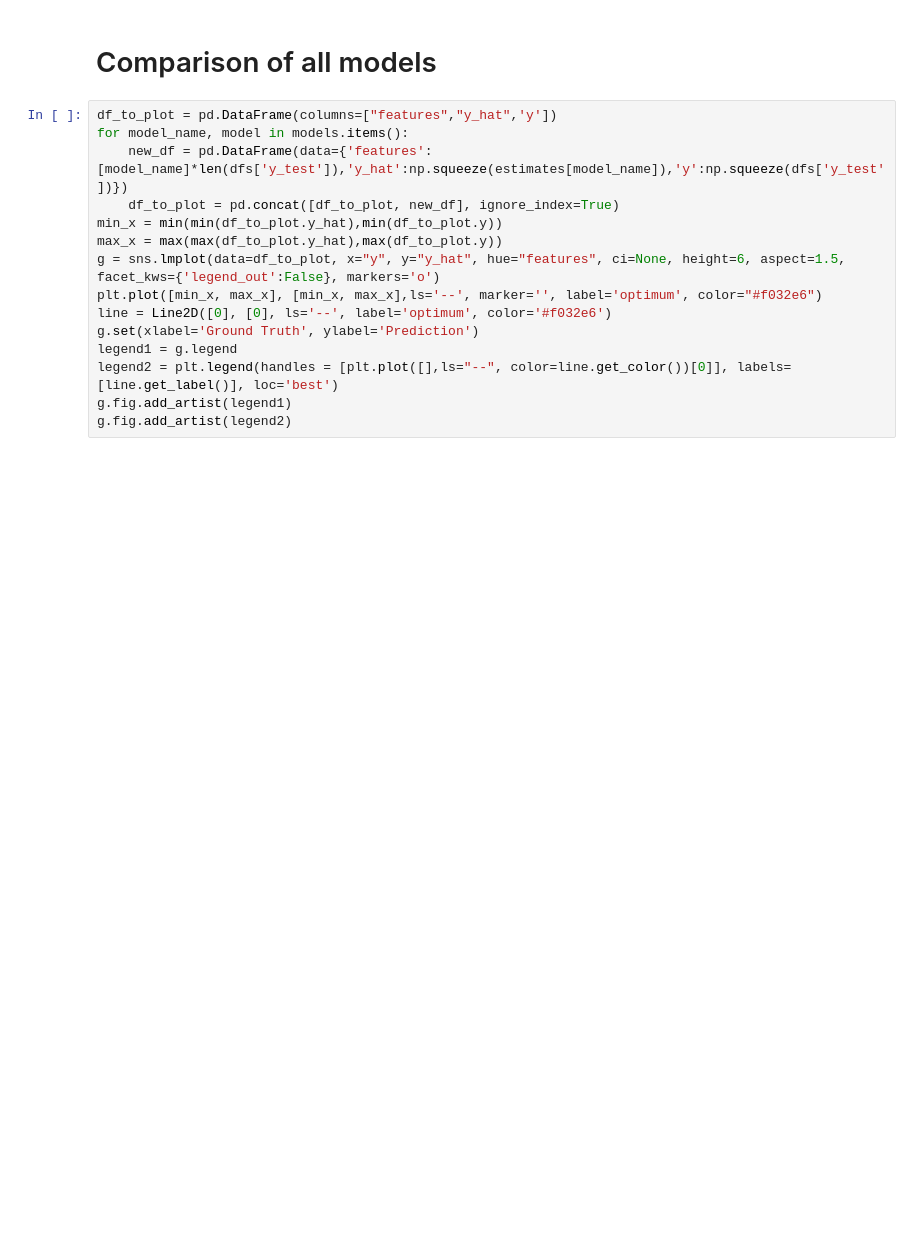
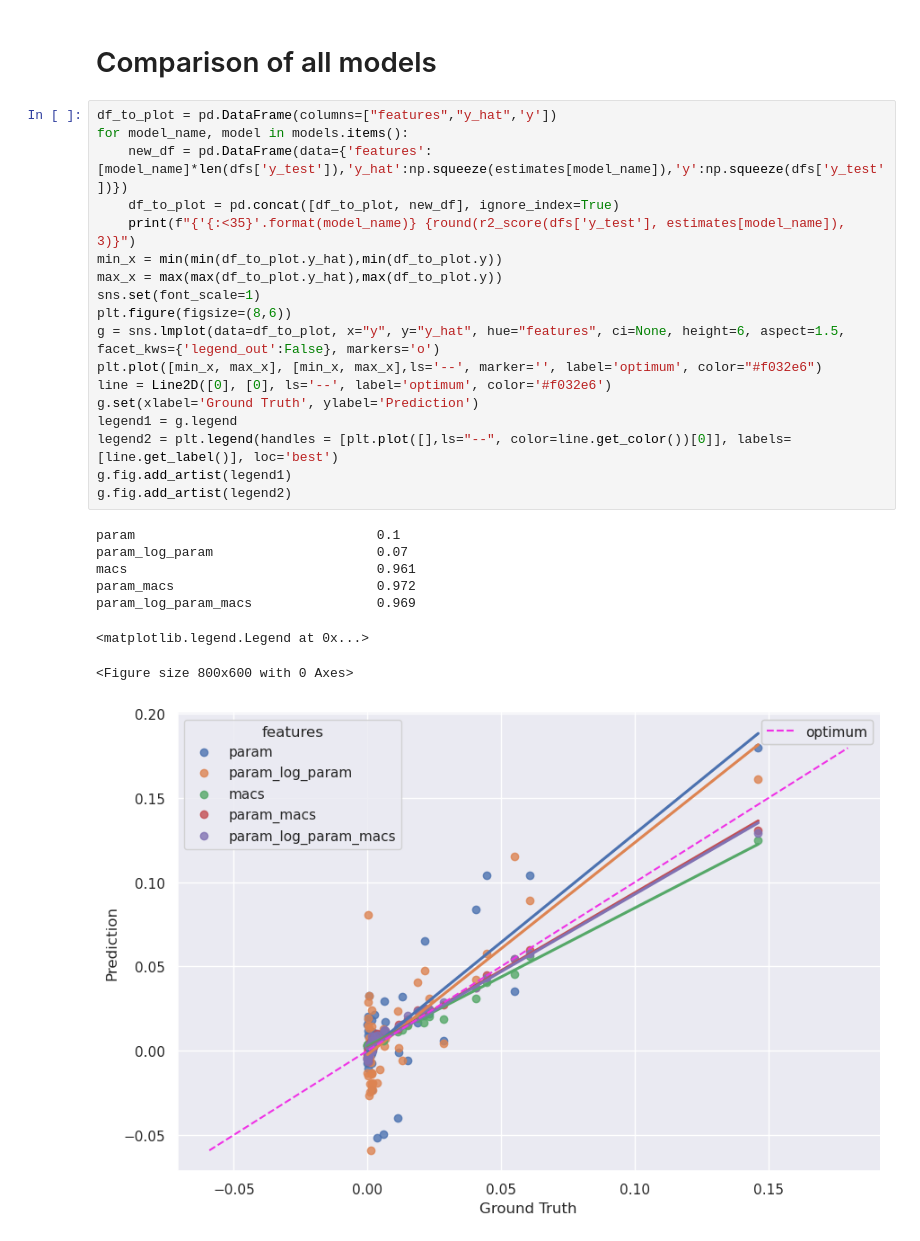
Before and after one commit to JohannesGetzner/dl-energy-estimator, a Jupyter notebook: experiments/feature_sets_analysis/feature-sets-analysis-Conv2d.ipynb, the cells around one changed output. Saved outputs shown, nothing was run; the diff lists cells and outputs as text; blank space fills up the shorter version.

```diff
--- a/experiments/feature_sets_analysis/feature-sets-analysis-Conv2d.ipynb
+++ b/experiments/feature_sets_analysis/feature-sets-analysis-Conv2d.ipynb
@@ -102,15 +147,27 @@ estimates['param_log_param_macs'] = y_hat
 # %%
 df_to_plot = pd.DataFrame(columns=["features","y_hat",'y'])
 for model_name, model in models.items():
     new_df = pd.DataFrame(data={'features':[model_name]*len(dfs['y_test']),'y_hat':np.squeeze(estimates[model_name]),'y':np.squeeze(dfs['y_test'])})
     df_to_plot = pd.concat([df_to_plot, new_df], ignore_index=True)
+    print(f"{'{:<35}'.format(model_name)} {round(r2_score(dfs['y_test'], estimates[model_name]), 3)}")
 min_x = min(min(df_to_plot.y_hat),min(df_to_plot.y))
 max_x = max(max(df_to_plot.y_hat),max(df_to_plot.y))
+sns.set(font_scale=1)
+plt.figure(figsize=(8,6))
 g = sns.lmplot(data=df_to_plot, x="y", y="y_hat", hue="features", ci=None, height=6, aspect=1.5, facet_kws={'legend_out':False}, markers='o')
 plt.plot([min_x, max_x], [min_x, max_x],ls='--', marker='', label='optimum', color="#f032e6")
 line = Line2D([0], [0], ls='--', label='optimum', color='#f032e6')
 g.set(xlabel='Ground Truth', ylabel='Prediction')
 legend1 = g.legend
 legend2 = plt.legend(handles = [plt.plot([],ls="--", color=line.get_color())[0]], labels=[line.get_label()], loc='best')
 g.fig.add_artist(legend1)
 g.fig.add_artist(legend2)
+# %% [output]
+param                               0.1
+param_log_param                     0.07
+macs                                0.961
+param_macs                          0.972
+param_log_param_macs                0.969
+<matplotlib.legend.Legend at 0x...>
+<Figure size 800x600 with 0 Axes>
+[figure, added]
```
Also changed, not shown: parts of 7 cells of this notebook, 11 other files.
